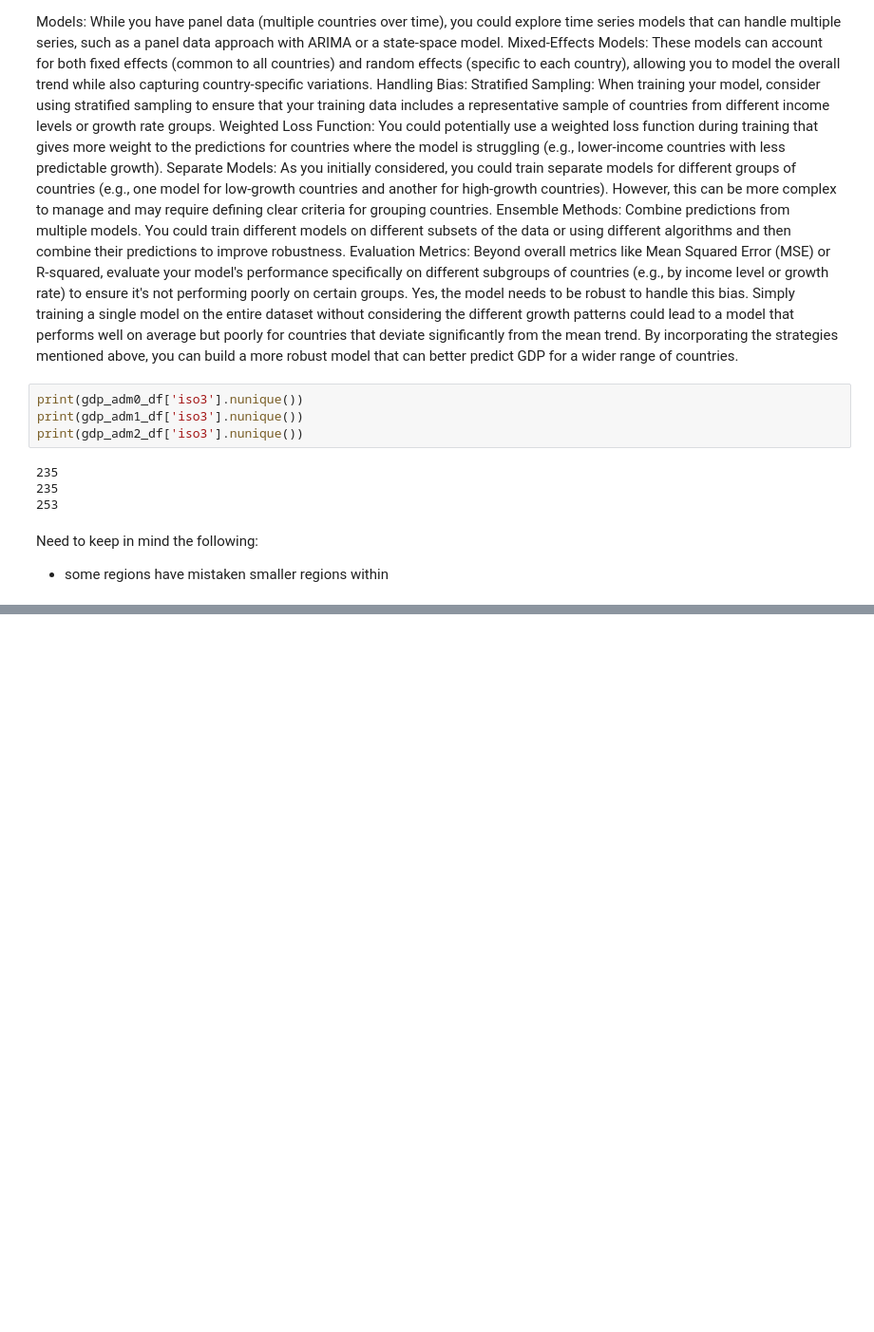
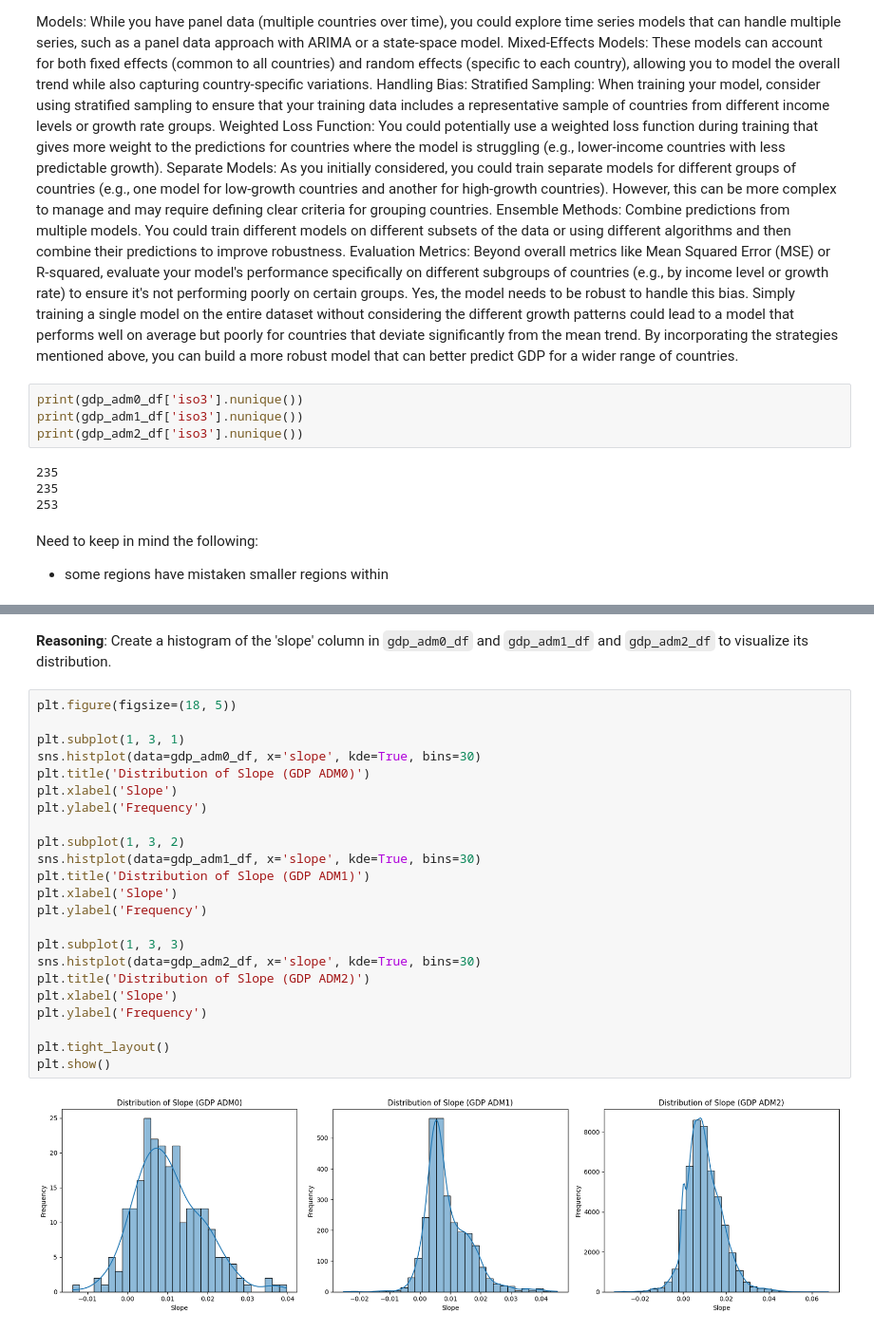
Before and after one commit to Bolu-Adekanmbi/Socioeconomic-Mapping, a Jupyter notebook: notebooks/exploratoryNotebook1.ipynb, the cells around one changed output, grey strips where cells are left out. Shown at 95% size. Saved outputs shown, nothing was run; the diff lists cells and outputs as text; blank space fills up the shorter version.

Commit message:
Exploratory Data Analysis for all three administrative boundaries of GDP data

```diff
--- a/notebooks/exploratoryNotebook1.ipynb
+++ b/notebooks/exploratoryNotebook1.ipynb
@@ -147,0 +344,28 @@ Need to keep in mind the following:
+# %% [markdown]
+**Reasoning**:
+Create a histogram of the 'slope' column in `gdp_adm0_df` and `gdp_adm1_df` and `gdp_adm2_df` to visualize its distribution.
+# %%
+plt.figure(figsize=(18, 5))
+
+plt.subplot(1, 3, 1)
+sns.histplot(data=gdp_adm0_df, x='slope', kde=True, bins=30)
+plt.title('Distribution of Slope (GDP ADM0)')
+plt.xlabel('Slope')
+plt.ylabel('Frequency')
+
+plt.subplot(1, 3, 2)
+sns.histplot(data=gdp_adm1_df, x='slope', kde=True, bins=30)
+plt.title('Distribution of Slope (GDP ADM1)')
+plt.xlabel('Slope')
+plt.ylabel('Frequency')
+
+plt.subplot(1, 3, 3)
+sns.histplot(data=gdp_adm2_df, x='slope', kde=True, bins=30)
+plt.title('Distribution of Slope (GDP ADM2)')
+plt.xlabel('Slope')
+plt.ylabel('Frequency')
+
+plt.tight_layout()
+plt.show()
+# %% [output]
+[figure, added]
```
Also changed, not shown: parts of 32 cells of this notebook.
